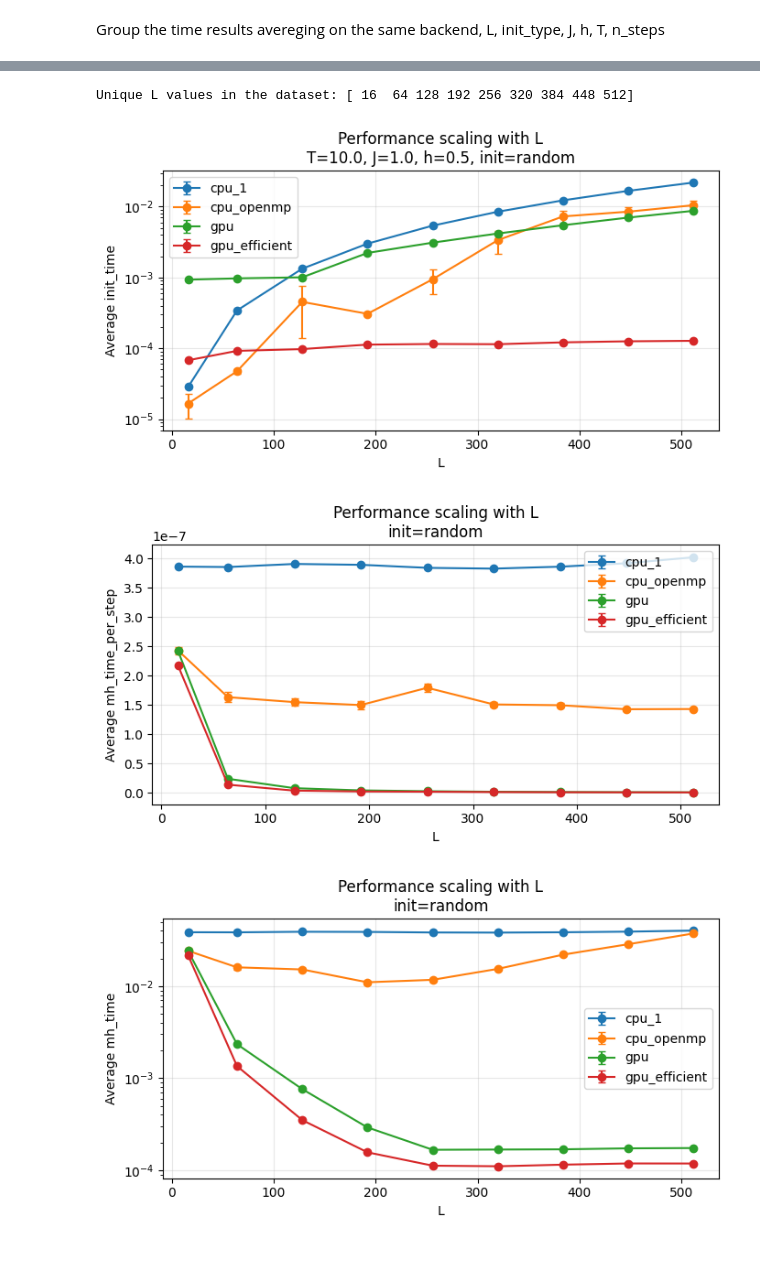
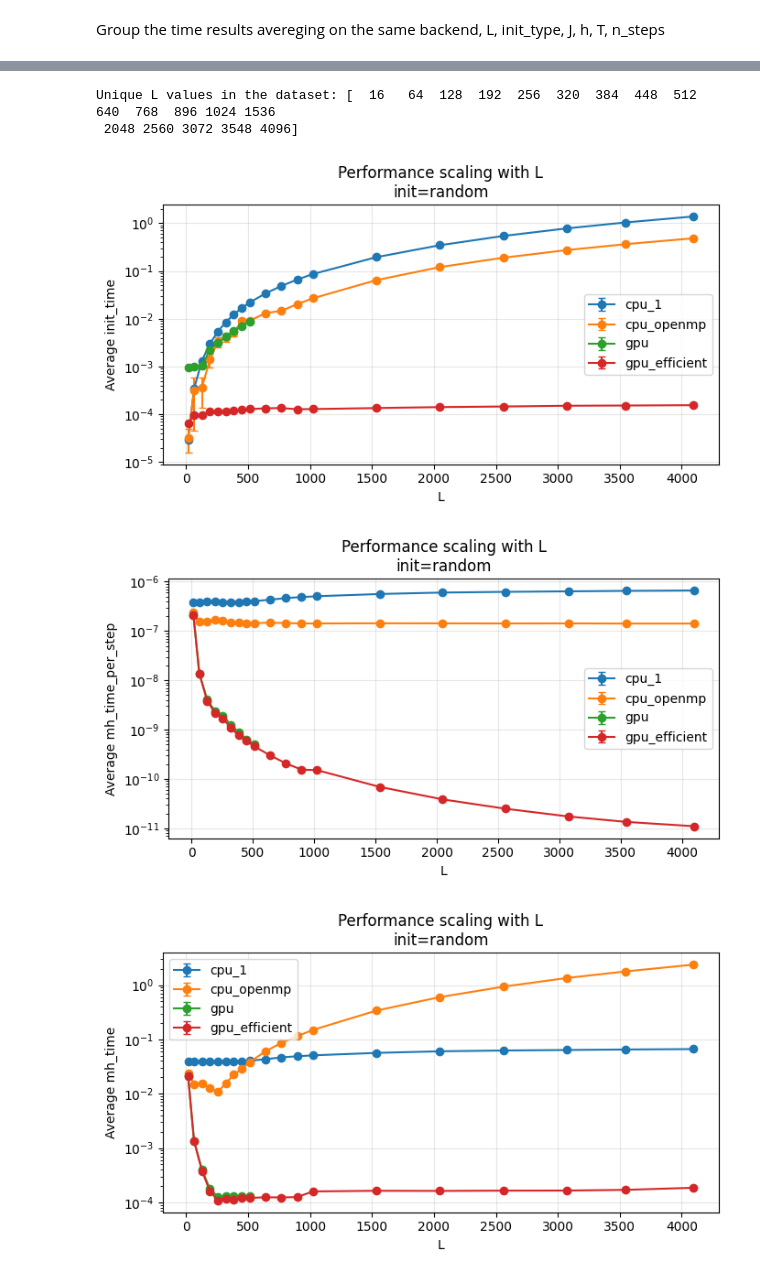
Before and after one commit to nicolomontagner02/GPU_Ising_model, a Jupyter notebook: Post_processing.ipynb, the cells around one changed output, grey strips where cells are left out. Saved outputs shown, nothing was run; the diff lists cells and outputs as text; code cells hidden in the pictures.

```diff
--- a/Post_processing.ipynb
+++ b/Post_processing.ipynb
@@ -60,7 +60,7 @@ def load_and_merge_csv(folder_path, ignore = None):
     return df_merged
 # %%
 folder = "results"
-fname = "ising_results_20260131_110358.csv"
+fname = "ising_results_20260206_161554new.csv"
 
 df = load_and_merge_csv(folder, fname)
 df
@@ -290,38 +407,39 @@ def plot_time_vs_L(
 unique_L = df['L'].unique()
 print("Unique L values in the dataset:", unique_L)
 # %% [output]
-Unique L values in the dataset: [ 16  64 128 192 256 320 384 448 512]
+Unique L values in the dataset: [  16   64  128  192  256  320  384  448  512  640  768  896 1024 1536
+ 2048 2560 3072 3548 4096]
 # %%
 plot_time_vs_L(
     df,
-    T=10.0,
-    J=1.0,
-    h=0.5,
+    # T=10.0,
+    # J=1.0,
+    # h=0.5,
     init_type="random",
     metric = "init_time", logy = True
 )
 
 plot_time_vs_L(
     df,
     # T=10.0,
     # J=1.0,
     # h=0.5,
     init_type="random",
     metric = "mh_time_per_step",
-    logy= False
+    logy= True
 )
 
 
 plot_time_vs_L(
     df,
     # T=10.0,
     # J=1.0,
     # h=0.5,
     init_type="random",
     metric = "mh_time",
     logy= True
 )
 # %% [output]
-[figure, old version]
+[figure, new version]
-[figure, old version]
+[figure, new version]
-[figure, old version]
+[figure, new version]
```
Also changed, not shown: parts of 7 cells of this notebook, 1 other file.
